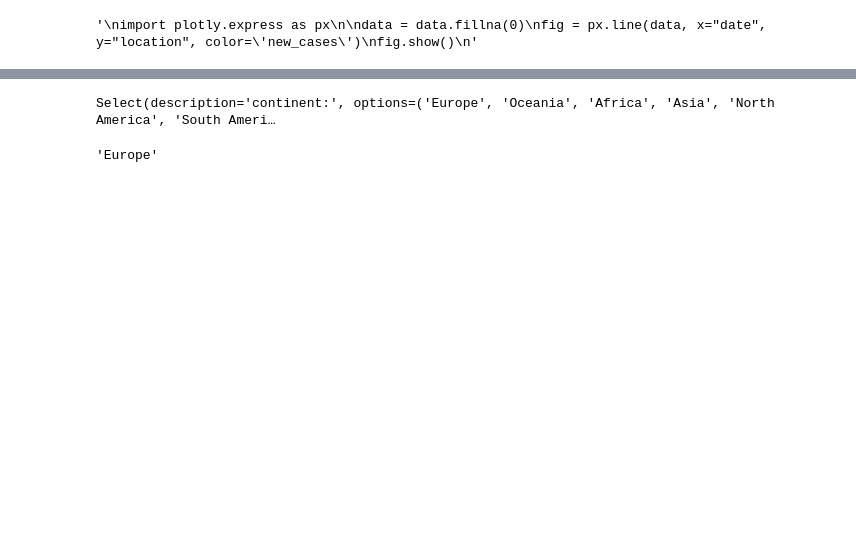
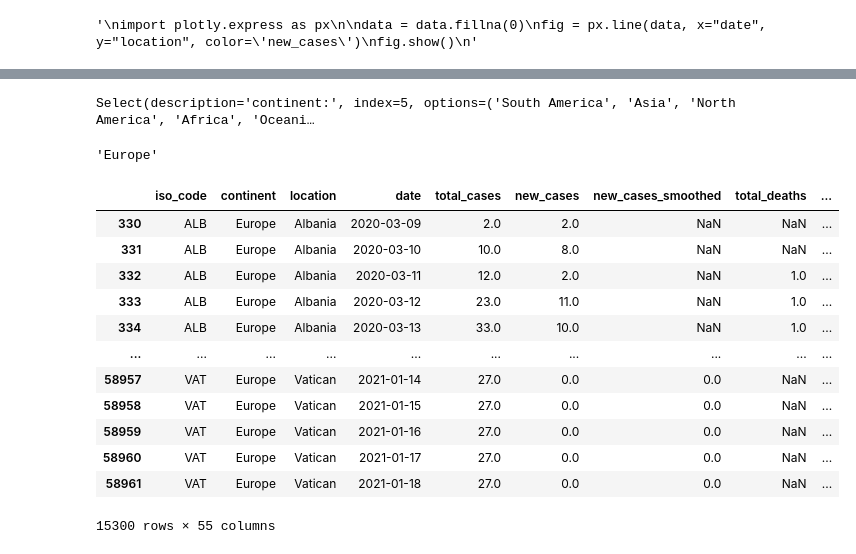
Before and after one commit to grundius1/coronavirus_bar_race, a Jupyter notebook: corona.ipynb, the cells around one changed output, grey strips where cells are left out. Drawn from its saved outputs; the diff is of its cells as text; code cells hidden in the pictures; blank space fills up the shorter version.

```diff
--- a/corona.ipynb
+++ b/corona.ipynb
@@ -369,6 +360,6 @@ list(set(data.continent.values))
 # %%
 continent = widgets.Select(
-    options=['Europe', 'Oceania', 'Africa', 'Asia', 'North America', 'South America'],
+    options=list(set(data.continent.values)),
     value='Europe',
     # rows=10,
     description='continent:',
@@ -377,9 +368,25 @@ continent = widgets.Select(
 
 display(continent)
 # %% [output]
-Select(description='continent:', options=('Europe', 'Oceania', 'Africa', 'Asia', 'North America', 'South Ameri…
+Select(description='continent:', index=5, options=('South America', 'Asia', 'North America', 'Africa', 'Oceani…
 # %%
 continent.value
 # %% [output]
 'Europe'
+# %%
+data[data.continent==continent.value]
+# %% [output]
+|  | iso_code | continent | location | date | total_cases | new_cases | new_cases_smoothed | total_deaths | ... |
+| 330 | ALB | Europe | Albania | 2020-03-09 | 2.0 | 2.0 | NaN | NaN | ... |
+| 331 | ALB | Europe | Albania | 2020-03-10 | 10.0 | 8.0 | NaN | NaN | ... |
+| 332 | ALB | Europe | Albania | 2020-03-11 | 12.0 | 2.0 | NaN | 1.0 | ... |
+| 333 | ALB | Europe | Albania | 2020-03-12 | 23.0 | 11.0 | NaN | 1.0 | ... |
+| 334 | ALB | Europe | Albania | 2020-03-13 | 33.0 | 10.0 | NaN | 1.0 | ... |
+| ... | ... | ... | ... | ... | ... | ... | ... | ... | ... |
+| 58957 | VAT | Europe | Vatican | 2021-01-14 | 27.0 | 0.0 | 0.0 | NaN | ... |
+| 58958 | VAT | Europe | Vatican | 2021-01-15 | 27.0 | 0.0 | 0.0 | NaN | ... |
+| 58959 | VAT | Europe | Vatican | 2021-01-16 | 27.0 | 0.0 | 0.0 | NaN | ... |
+| 58960 | VAT | Europe | Vatican | 2021-01-17 | 27.0 | 0.0 | 0.0 | NaN | ... |
+| 58961 | VAT | Europe | Vatican | 2021-01-18 | 27.0 | 0.0 | 0.0 | NaN | ... |
+15300 rows × 55 columns
 # %%
```
Also changed, not shown: parts of 20 cells of this notebook, 3 other files.
